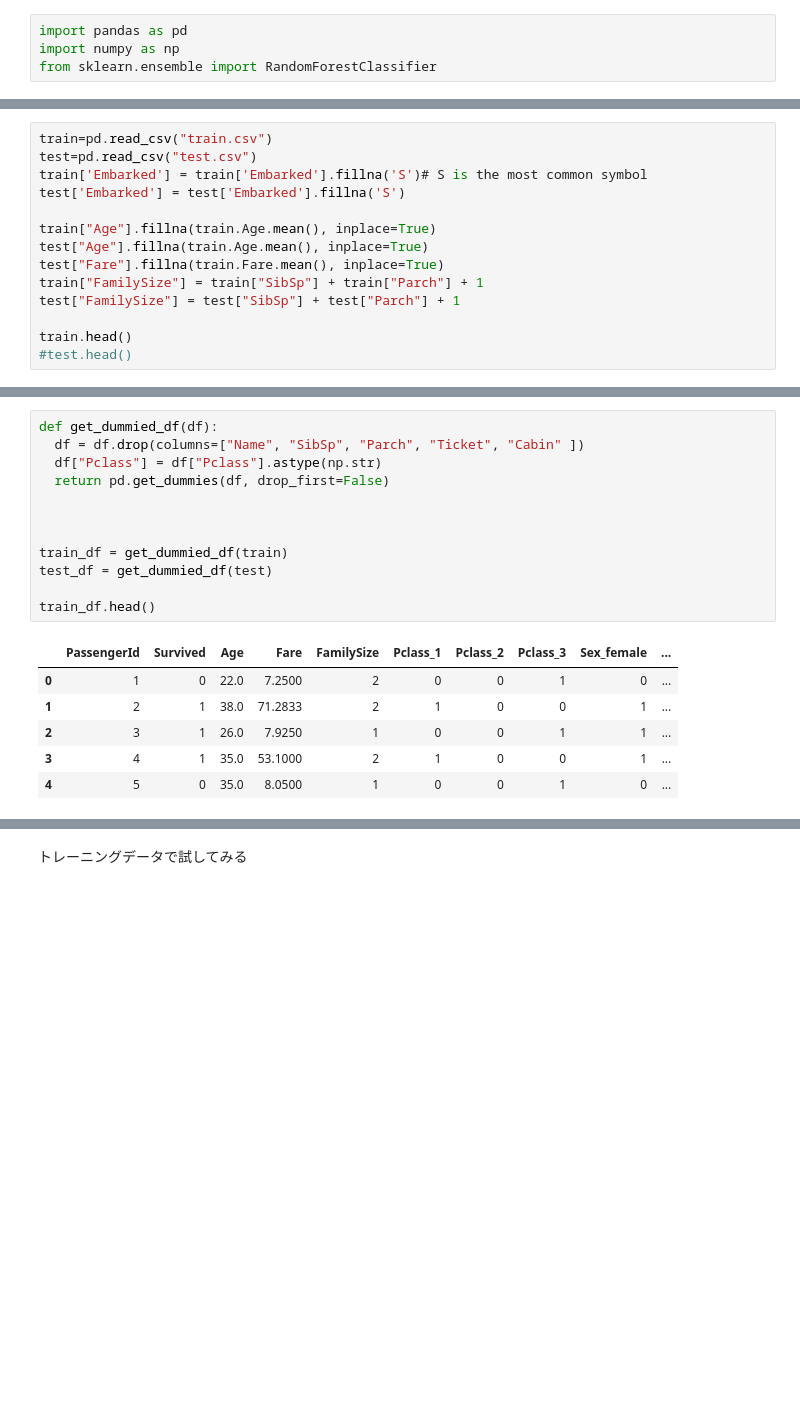
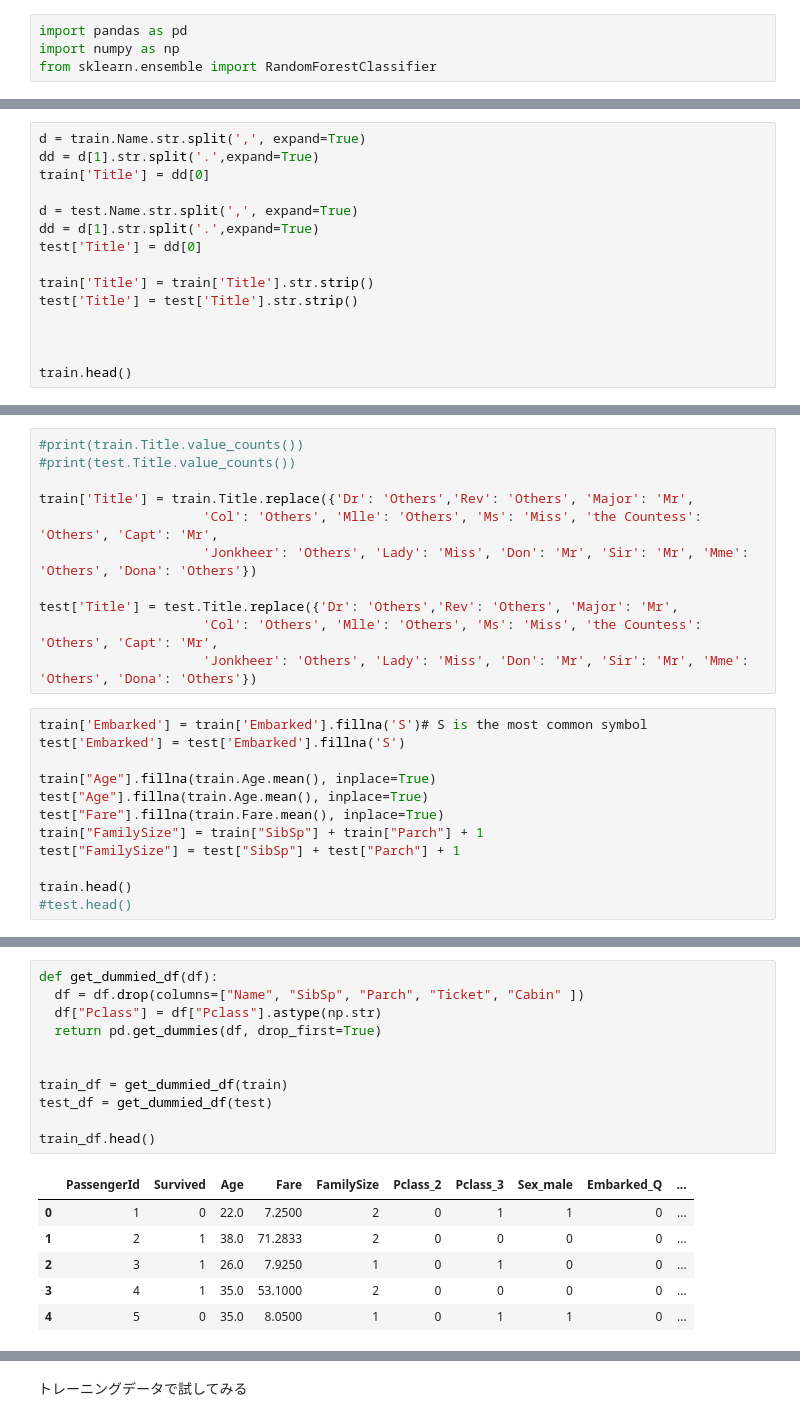
Before and after one commit to keijikk/ml_study, a Jupyter notebook: kaggle_submit_from_clab.ipynb, the cells around one changed output, grey strips where cells are left out. Drawn from its saved outputs; the diff is of its cells as text; blank space fills up the shorter version.

```diff
--- a/kaggle_submit_from_clab.ipynb
+++ b/kaggle_submit_from_clab.ipynb
@@ -104,3 +105,18 @@ train.head()
 | 2 | 3 | 1 | 3 | Heikkinen, Miss. Laina | female | 26.0 | 0 | 0 | STON/O2. 3101282 | 7.9250 | ... |
 | 3 | 4 | 1 | 1 | Futrelle, Mrs. Jacques Heath (Lil... | female | 35.0 | 1 | 0 | 113803 | 53.1000 | ... |
 | 4 | 5 | 0 | 3 | Allen, Mr. William Henry | male | 35.0 | 0 | 0 | 373450 | 8.0500 | ... |
+# %%
+d = train.Name.str.split(',', expand=True)
+dd = d[1].str.split('.',expand=True)
+train['Title'] = dd[0]
+
+d = test.Name.str.split(',', expand=True)
+dd = d[1].str.split('.',expand=True)
+test['Title'] = dd[0]
+
+train['Title'] = train['Title'].str.strip()
+test['Title'] = test['Title'].str.strip()
+
+
+
+train.head()
@@ -107,6 +130,15 @@ train.head()
+# %%
+#print(train.Title.value_counts())
+#print(test.Title.value_counts())
+
+train['Title'] = train.Title.replace({'Dr': 'Others','Rev': 'Others', 'Major': 'Mr',
+                     'Col': 'Others', 'Mlle': 'Others', 'Ms': 'Miss', 'the Countess': 'Others', 'Capt': 'Mr',
+                     'Jonkheer': 'Others', 'Lady': 'Miss', 'Don': 'Mr', 'Sir': 'Mr', 'Mme': 'Others', 'Dona': 'Others'})
+
+test['Title'] = test.Title.replace({'Dr': 'Others','Rev': 'Others', 'Major': 'Mr',
+                     'Col': 'Others', 'Mlle': 'Others', 'Ms': 'Miss', 'the Countess': 'Others', 'Capt': 'Mr',
+                     'Jonkheer': 'Others', 'Lady': 'Miss', 'Don': 'Mr', 'Sir': 'Mr', 'Mme': 'Others', 'Dona': 'Others'})
 # %%
-train=pd.read_csv("train.csv")
-test=pd.read_csv("test.csv")
 train['Embarked'] = train['Embarked'].fillna('S')# S is the most common symbol
 test['Embarked'] = test['Embarked'].fillna('S')
 
@@ -128,19 +160,18 @@ train.head()
 # %%
 def get_dummied_df(df):
   df = df.drop(columns=["Name", "SibSp", "Parch", "Ticket", "Cabin" ])
   df["Pclass"] = df["Pclass"].astype(np.str)
-  return pd.get_dummies(df, drop_first=False)
-
+  return pd.get_dummies(df, drop_first=True)
 
 
 train_df = get_dummied_df(train)
 test_df = get_dummied_df(test)
 
 train_df.head()
 # %% [output]
-|  | PassengerId | Survived | Age | Fare | FamilySize | Pclass_1 | Pclass_2 | Pclass_3 | Sex_female | ... |
-| 0 | 1 | 0 | 22.0 | 7.2500 | 2 | 0 | 0 | 1 | 0 | ... |
-| 1 | 2 | 1 | 38.0 | 71.2833 | 2 | 1 | 0 | 0 | 1 | ... |
-| 2 | 3 | 1 | 26.0 | 7.9250 | 1 | 0 | 0 | 1 | 1 | ... |
-| 3 | 4 | 1 | 35.0 | 53.1000 | 2 | 1 | 0 | 0 | 1 | ... |
-| 4 | 5 | 0 | 35.0 | 8.0500 | 1 | 0 | 0 | 1 | 0 | ... |
+|  | PassengerId | Survived | Age | Fare | FamilySize | Pclass_2 | Pclass_3 | Sex_male | Embarked_Q | ... |
+| 0 | 1 | 0 | 22.0 | 7.2500 | 2 | 0 | 1 | 1 | 0 | ... |
+| 1 | 2 | 1 | 38.0 | 71.2833 | 2 | 0 | 0 | 0 | 0 | ... |
+| 2 | 3 | 1 | 26.0 | 7.9250 | 1 | 0 | 1 | 0 | 0 | ... |
+| 3 | 4 | 1 | 35.0 | 53.1000 | 2 | 0 | 0 | 0 | 0 | ... |
+| 4 | 5 | 0 | 35.0 | 8.0500 | 1 | 0 | 1 | 1 | 0 | ... |
```
Also changed, not shown: parts of 19 cells of this notebook.
